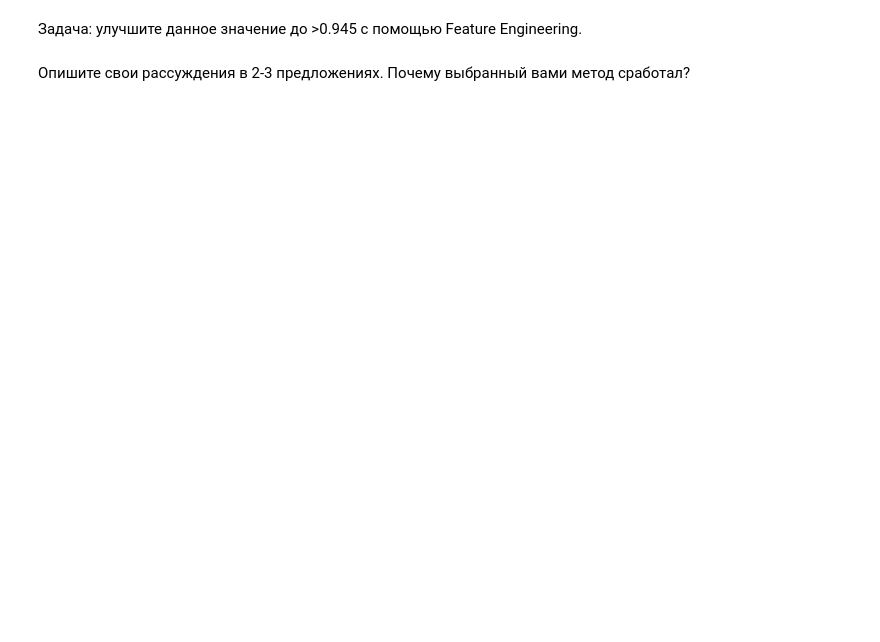
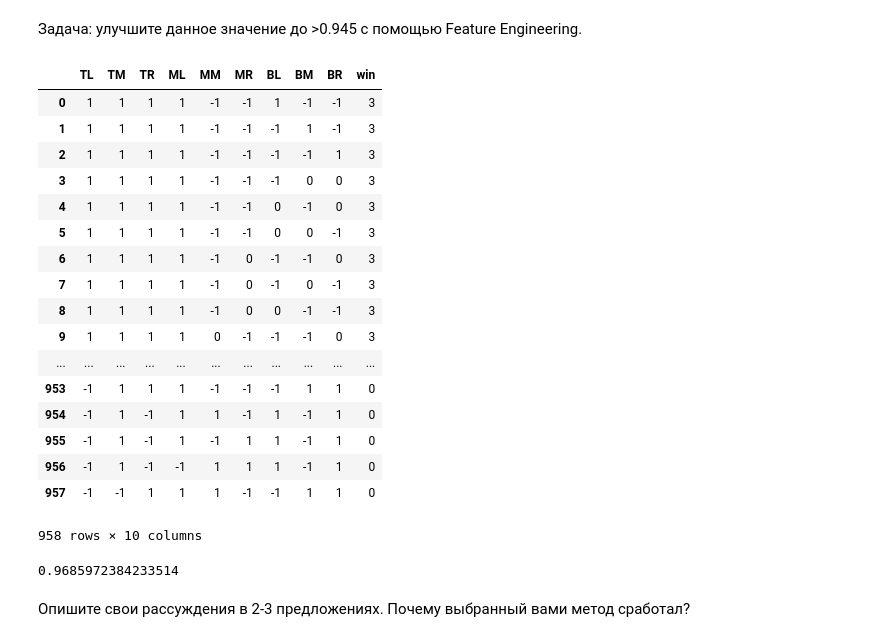
Before and after one commit to nashikunov/ML, a Jupyter notebook: ML_projects/trees/hw3.ipynb, the cells around one changed output. Saved outputs shown, nothing was run; the diff lists cells and outputs as text; code cells hidden in the pictures; blank space fills up the shorter version.

```diff
--- a/ML_projects/trees/hw3.ipynb
+++ b/ML_projects/trees/hw3.ipynb
@@ -293,2 +336,46 @@ print(score)
+# %%
+X.loc[X['Bottom win'] == 1, 'Bottom win'] = 0
+X.loc[X['Bottom win'] == 2, 'Bottom win'] = 0
+X.loc[X['Bottom win'] == -1,'Bottom win'] = 0
+X.loc[X['Bottom win'] == -2,'Bottom win'] = 0
+# %%
+X.loc[X['Diagonl L win'] == 1, 'Diagonl L win'] = 0
+X.loc[X['Diagonl L win'] == 2, 'Diagonl L win'] = 0
+X.loc[X['Diagonl L win'] == -1,'Diagonl L win'] = 0
+X.loc[X['Diagonl L win'] == -2,'Diagonl L win'] = 0
+# %%
+X.loc[X['Diagonl R win'] == 1, 'Diagonl R win'] = 0
+X.loc[X['Diagonl R win'] == 2, 'Diagonl R win'] = 0
+X.loc[X['Diagonl R win'] == -1,'Diagonl R win'] = 0
+X.loc[X['Diagonl R win'] == -2,'Diagonl R win'] = 0
+# %%
+X['win'] = X['Top win'] + X['Medium win'] + X['Bottom win'] + X['Diagonl L win'] + X['Diagonl R win']
+# %%
+X.drop(columns=['Top win', 'Medium win', 'Bottom win', 'Diagonl L win', 'Diagonl R win'])
+# %% [output]
+|  | TL | TM | TR | ML | MM | MR | BL | BM | BR | win |
+| 0 | 1 | 1 | 1 | 1 | -1 | -1 | 1 | -1 | -1 | 3 |
+| 1 | 1 | 1 | 1 | 1 | -1 | -1 | -1 | 1 | -1 | 3 |
+| 2 | 1 | 1 | 1 | 1 | -1 | -1 | -1 | -1 | 1 | 3 |
+| 3 | 1 | 1 | 1 | 1 | -1 | -1 | -1 | 0 | 0 | 3 |
+| 4 | 1 | 1 | 1 | 1 | -1 | -1 | 0 | -1 | 0 | 3 |
+| 5 | 1 | 1 | 1 | 1 | -1 | -1 | 0 | 0 | -1 | 3 |
+| 6 | 1 | 1 | 1 | 1 | -1 | 0 | -1 | -1 | 0 | 3 |
+| 7 | 1 | 1 | 1 | 1 | -1 | 0 | -1 | 0 | -1 | 3 |
+| 8 | 1 | 1 | 1 | 1 | -1 | 0 | 0 | -1 | -1 | 3 |
+| 9 | 1 | 1 | 1 | 1 | 0 | -1 | -1 | -1 | 0 | 3 |
+| ... | ... | ... | ... | ... | ... | ... | ... | ... | ... | ... |
+| 953 | -1 | 1 | 1 | 1 | -1 | -1 | -1 | 1 | 1 | 0 |
+| 954 | -1 | 1 | -1 | 1 | 1 | -1 | 1 | -1 | 1 | 0 |
+| 955 | -1 | 1 | -1 | 1 | -1 | 1 | 1 | -1 | 1 | 0 |
+| 956 | -1 | 1 | -1 | -1 | 1 | 1 | 1 | -1 | 1 | 0 |
+| 957 | -1 | -1 | 1 | 1 | 1 | -1 | -1 | 1 | 1 | 0 |
+958 rows × 10 columns
+# %%
+rf = RandomForestClassifier(n_estimators=500, max_depth=10, random_state=19052019)
+score = cross_val_score(rf, X, y, cv=5, scoring='accuracy').mean()
+print(score)
+# %% [output]
+0.9685972384233514
 # %% [markdown]
 Опишите свои рассуждения в 2-3 предложениях. Почему выбранный вами метод сработал?
```
Also changed, not shown: parts of 14 cells of this notebook, 10 other files.
